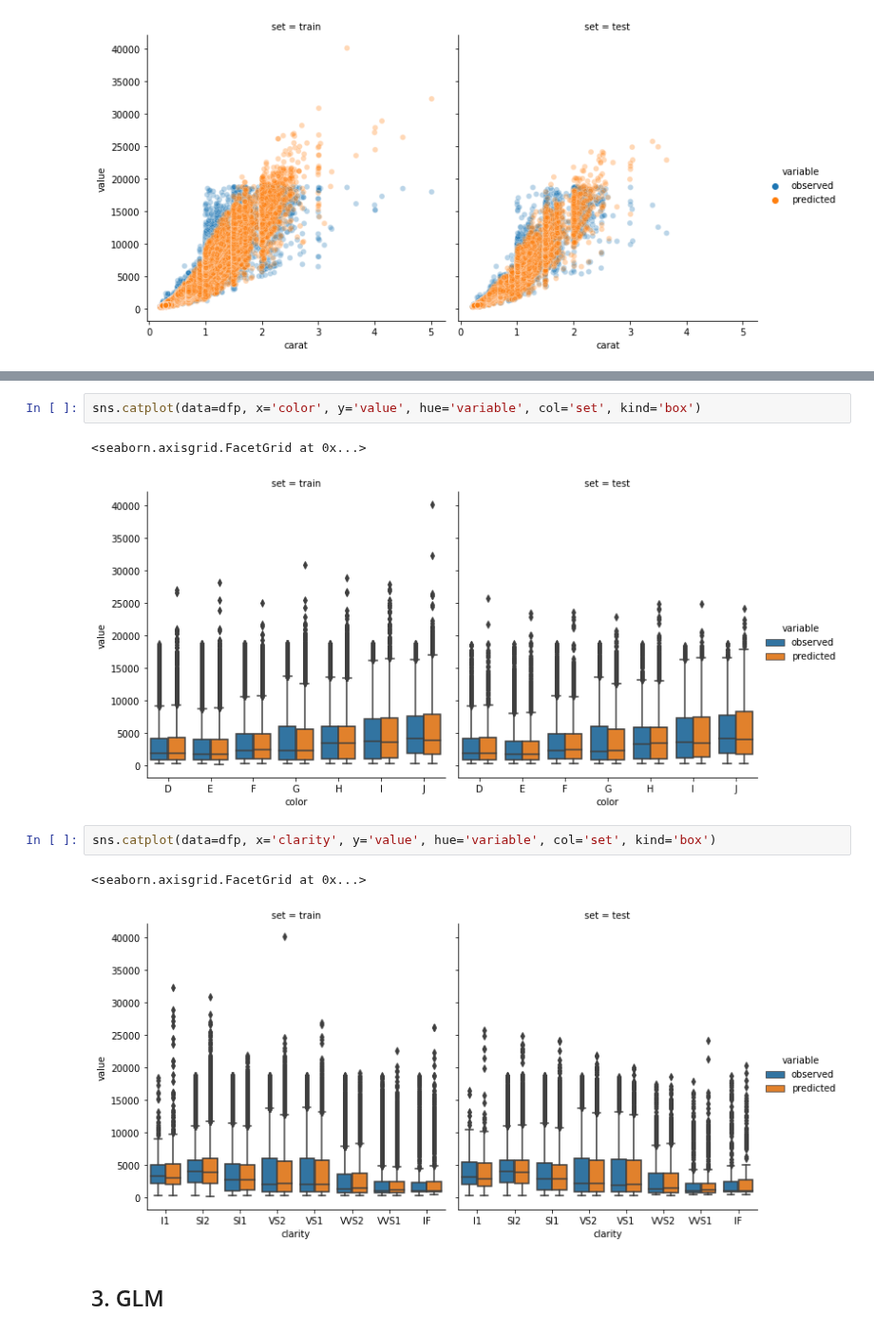
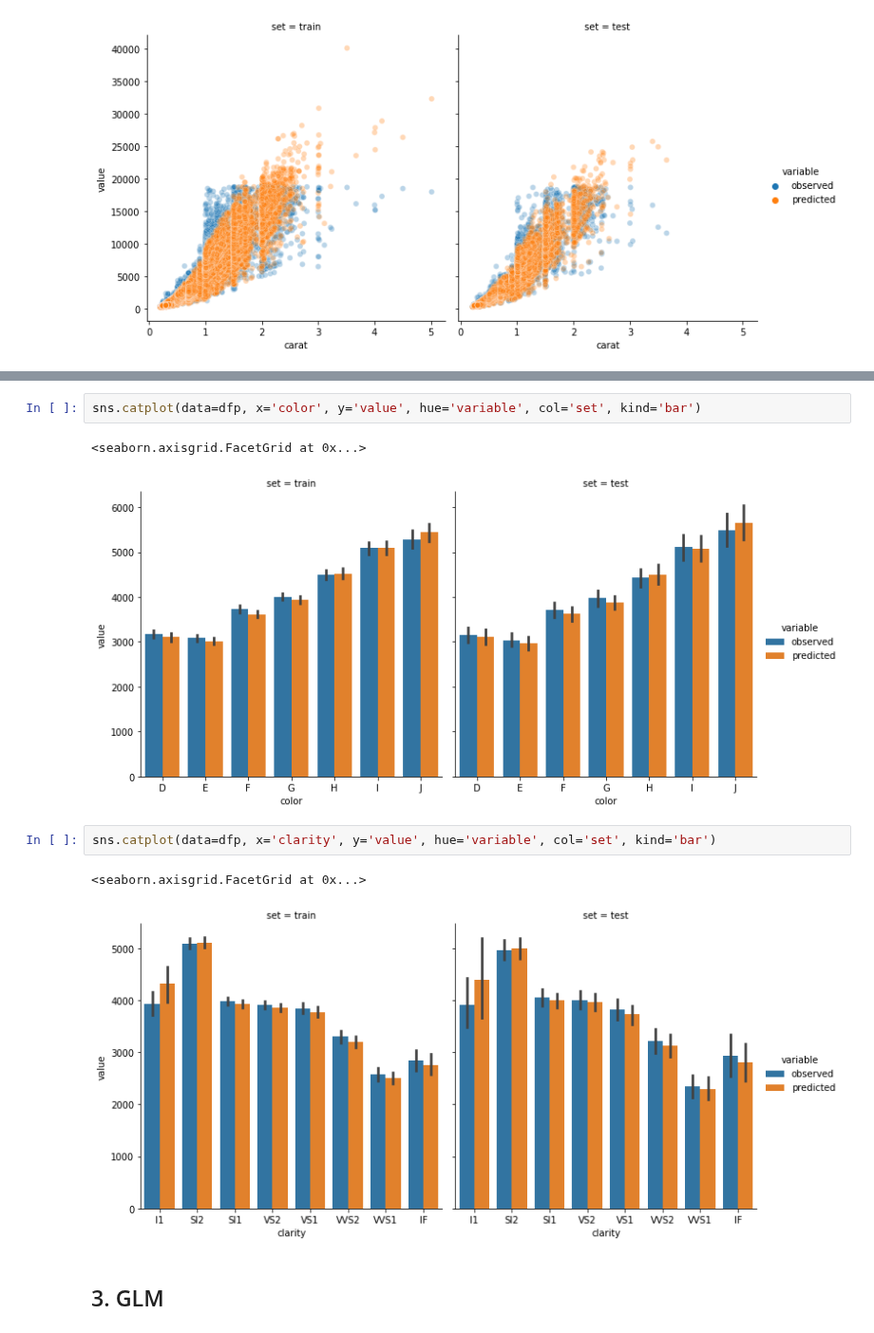
Before and after one commit to lorentzenchr/notebooks, a Jupyter notebook: Blog_GLM_in_sklearn_v0.23.ipynb, the cells around one changed output, grey strips where cells are left out. Shown at 95% size. Saved outputs shown, nothing was run; the diff lists cells and outputs as text.

```diff
--- a/Blog_GLM_in_sklearn_v0.23.ipynb
+++ b/Blog_GLM_in_sklearn_v0.23.ipynb
@@ -124,13 +128,13 @@ sns.catplot(data=dfp, x='cut', y='value', hue='variable', col='set', kind='box')
 # %%
-sns.catplot(data=dfp, x='color', y='value', hue='variable', col='set', kind='box')
+sns.catplot(data=dfp, x='color', y='value', hue='variable', col='set', kind='bar')
 # %% [output]
 <seaborn.axisgrid.FacetGrid at 0x...>
-[figure, old version]
+[figure, new version]
 # %%
-sns.catplot(data=dfp, x='clarity', y='value', hue='variable', col='set', kind='box')
+sns.catplot(data=dfp, x='clarity', y='value', hue='variable', col='set', kind='bar')
 # %% [output]
 <seaborn.axisgrid.FacetGrid at 0x...>
-[figure, old version]
+[figure, new version]
 # %% [markdown]
 ## 3. GLM
 # %%
```
Also changed, not shown: parts of 7 cells of this notebook, 1 other file.
